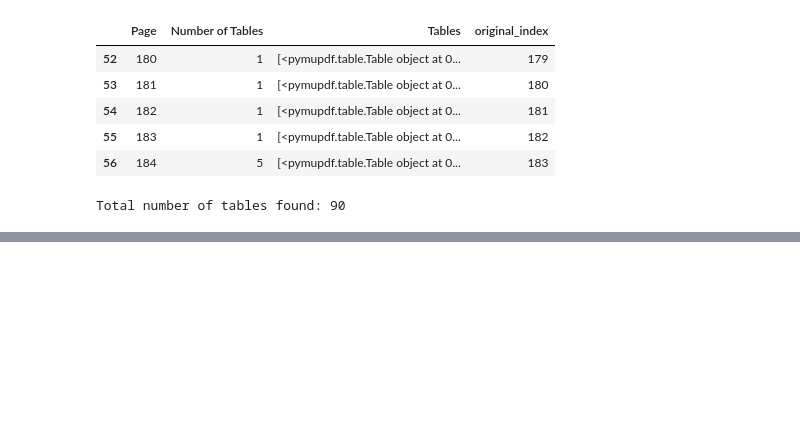
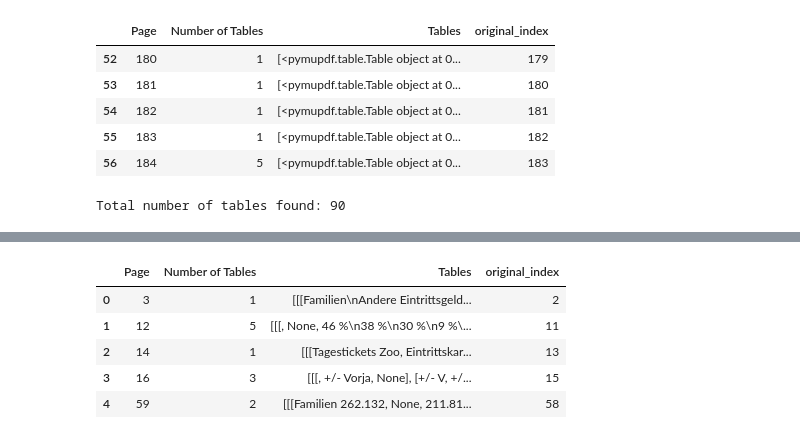
Before and after one commit to Ben-physics-dotcom/Tables_From_PDFs_Testing_Modules, a Jupyter notebook: Notebooks/PyMuPDF.ipynb, the cells around one changed output, grey strips where cells are left out. Cells and saved outputs as stored; diff of their text form; code cells hidden in the pictures; blank space fills up the shorter version.

Commit message:
could extract minimal information

```diff
--- a/Notebooks/PyMuPDF.ipynb
+++ b/Notebooks/PyMuPDF.ipynb
@@ -30,5 +30,6 @@ Number of pages: 186
 # %% [markdown]
 # Finding Tables
 # %%
-doc.load_page(13).find_tables().tables
+test = doc.load_page(13).find_tables(strategy='lines').tables
+test[0].extract()
 # %% [output]
@@ -38,7 +55,7 @@ page_list = []
 list_of_tables = []
 number_of_tables = []
 for page_number in range(doc.page_count):
-    table = doc.load_page(page_number).find_tables().tables
+    table = doc.load_page(page_number).find_tables(strategy='lines').tables
     nr = len(table)
     page = page_number + 1
     page_list.append(page)
@@ -108,0 +143,12 @@ Page 16: 3 tables
+# %%
+for i in range(len(results_finding_tables)):
+    for j in range(len(results_finding_tables.iloc[i, 2])):
+        results_finding_tables.iloc[i, 2][j] = results_finding_tables.iloc[i, 2][j].extract()
+results_finding_tables.head()
+# %% [output]
+|  | Page | Number of Tables | Tables | original_index |
+| 0 | 3 | 1 | [[[Familien\nAndere Eintrittsgeld... | 2 |
+| 1 | 12 | 5 | [[[, None, 46 %\n38 %\n30 %\n9 %\... | 11 |
+| 2 | 14 | 1 | [[[Tagestickets Zoo, Eintrittskar... | 13 |
+| 3 | 16 | 3 | [[[, +/- Vorja, None], [+/- V, +/... | 15 |
+| 4 | 59 | 2 | [[[Familien 262.132, None, 211.81... | 58 |
```
Also changed, not shown: parts of 4 cells of this notebook.
